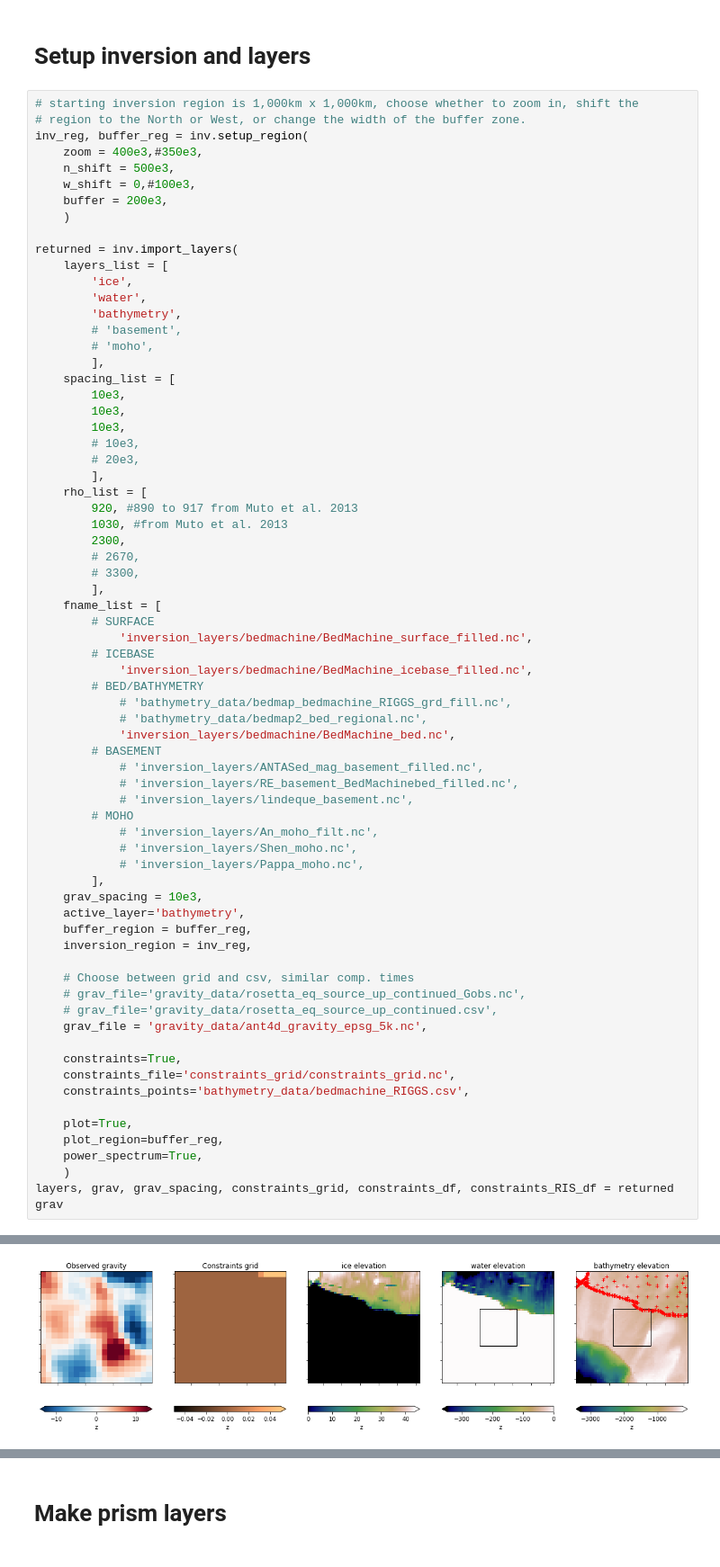
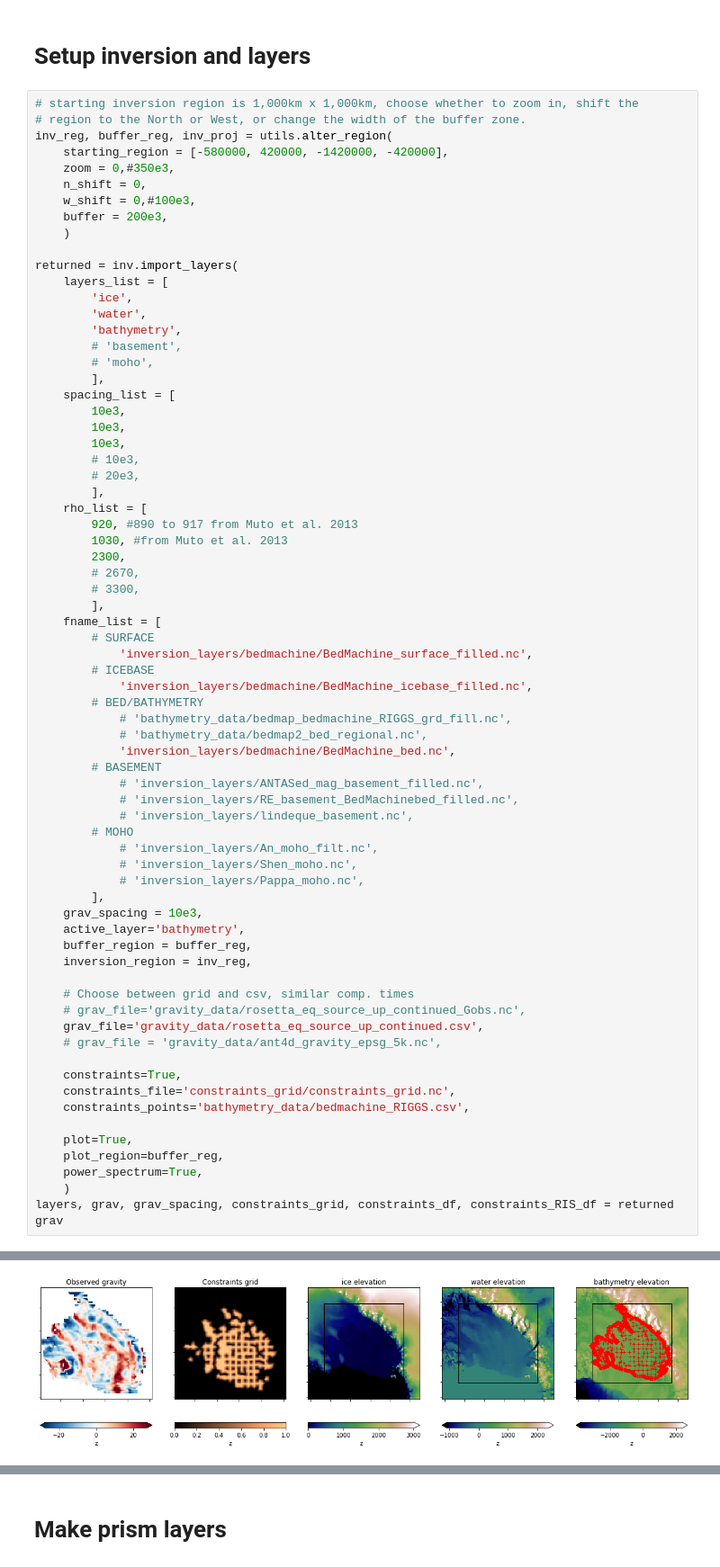
Before and after one commit to mdtanker/RIS_gravity_inversion, a Jupyter notebook: RIS_inversion.ipynb, the cells around one changed output, grey strips where cells are left out. Shown at 90% size. Saved outputs shown, nothing was run; the diff lists cells and outputs as text.

```diff
--- a/RIS_inversion.ipynb
+++ b/RIS_inversion.ipynb
@@ -20,9 +25,10 @@ os.getcwd()
 # %%
 # starting inversion region is 1,000km x 1,000km, choose whether to zoom in, shift the
 # region to the North or West, or change the width of the buffer zone.
-inv_reg, buffer_reg = inv.setup_region(
-    zoom = 400e3,#350e3,
-    n_shift = 500e3,
+inv_reg, buffer_reg, inv_proj = utils.alter_region(
+    starting_region = [-580000, 420000, -1420000, -420000],
+    zoom = 0,#350e3,
+    n_shift = 0,
     w_shift = 0,#100e3,
     buffer = 200e3,
     )
@@ -74,8 +80,8 @@ returned = inv.import_layers(
 
     # Choose between grid and csv, similar comp. times
     # grav_file='gravity_data/rosetta_eq_source_up_continued_Gobs.nc',
-    # grav_file='gravity_data/rosetta_eq_source_up_continued.csv',
-    grav_file = 'gravity_data/ant4d_gravity_epsg_5k.nc',
+    grav_file='gravity_data/rosetta_eq_source_up_continued.csv',
+    # grav_file = 'gravity_data/ant4d_gravity_epsg_5k.nc',
 
     constraints=True,
     constraints_file='constraints_grid/constraints_grid.nc',
@@ -109 +120 @@ Data variables:
-[figure, old version]
+[figure, new version]
```
Also changed, not shown: parts of 10 cells of this notebook, 3 other files.
